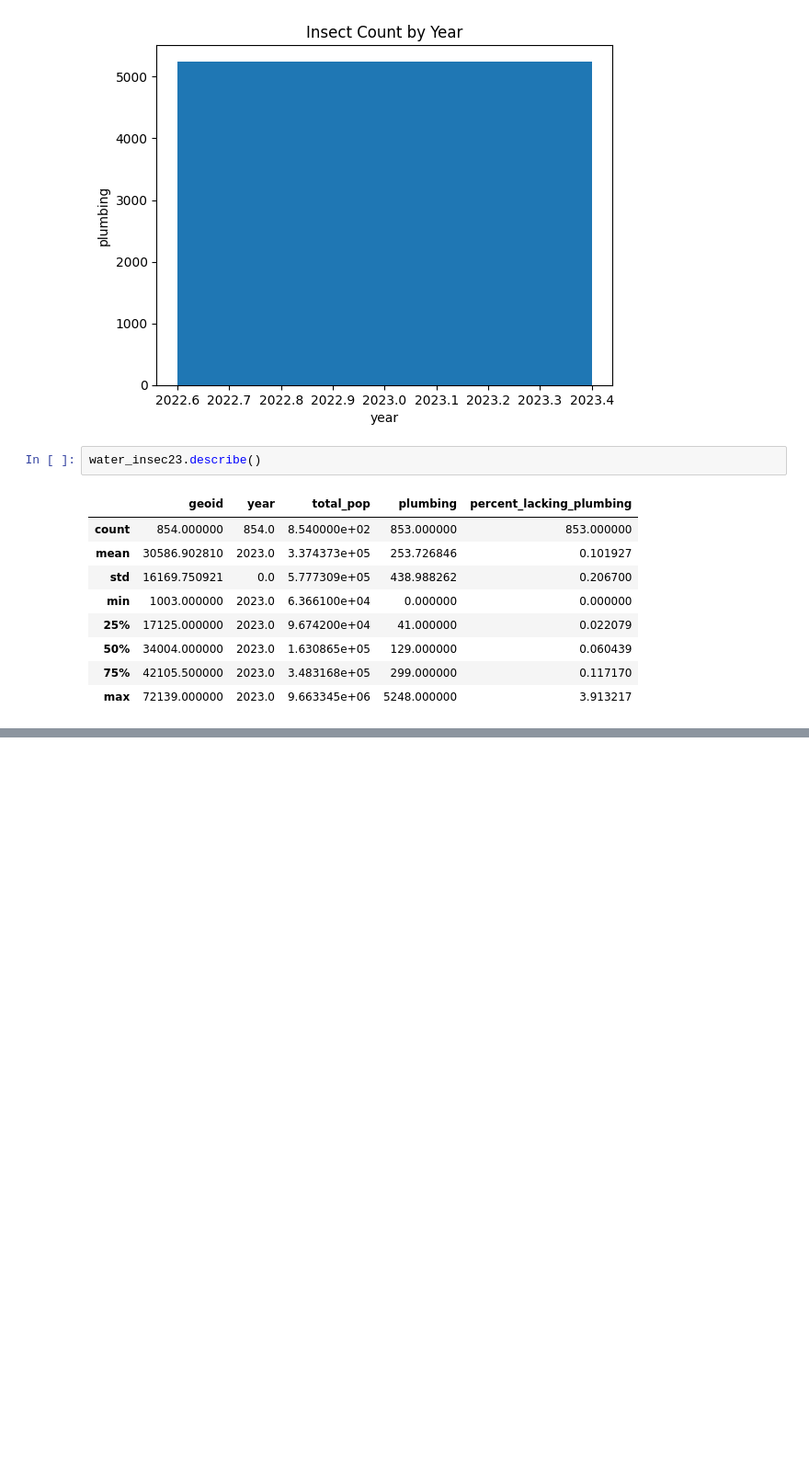
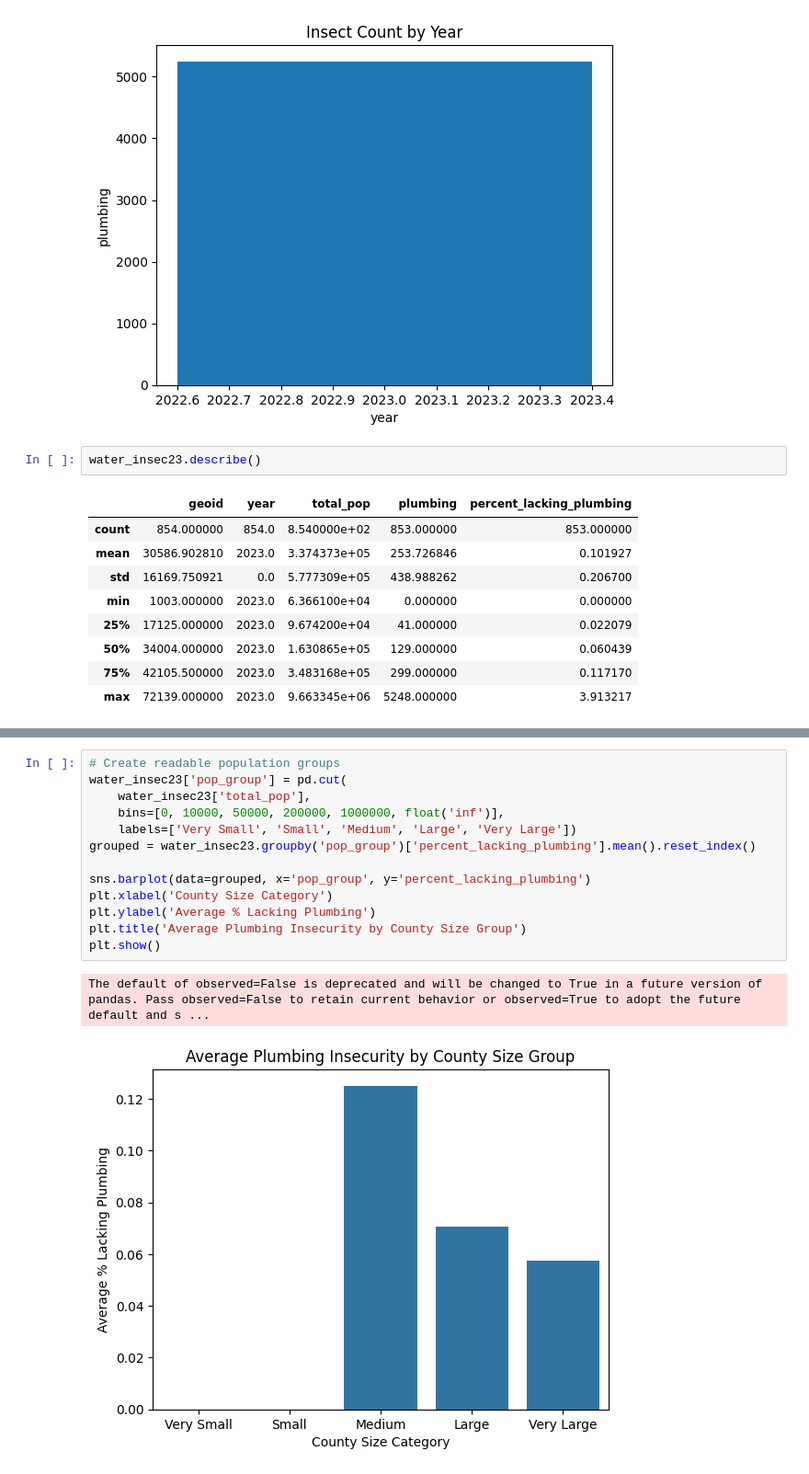
Before and after one commit to MoeinTA/Water-Insecurity, a Jupyter notebook: Water_Insecurity.ipynb, the cells around one changed output, grey strips where cells are left out. Shown at 92% size. Drawn from its saved outputs; the diff is of its cells as text; blank space fills up the shorter version.

```diff
--- a/Water_Insecurity.ipynb
+++ b/Water_Insecurity.ipynb
@@ -135,0 +152,16 @@ fig.show()
+# %%
+# Create readable population groups
+water_insec23['pop_group'] = pd.cut(
+    water_insec23['total_pop'],
+    bins=[0, 10000, 50000, 200000, 1000000, float('inf')],
+    labels=['Very Small', 'Small', 'Medium', 'Large', 'Very Large'])
+grouped = water_insec23.groupby('pop_group')['percent_lacking_plumbing'].mean().reset_index()
+
+sns.barplot(data=grouped, x='pop_group', y='percent_lacking_plumbing')
+plt.xlabel('County Size Category')
+plt.ylabel('Average % Lacking Plumbing')
+plt.title('Average Plumbing Insecurity by County Size Group')
+plt.show()
+# %% [output]
+The default of observed=False is deprecated and will be changed to True in a future version of pandas. Pass observed=False to retain current behavior or observed=True to adopt the future default and s ...
+[figure, added]
```
Also changed, not shown: parts of 2 cells of this notebook.
